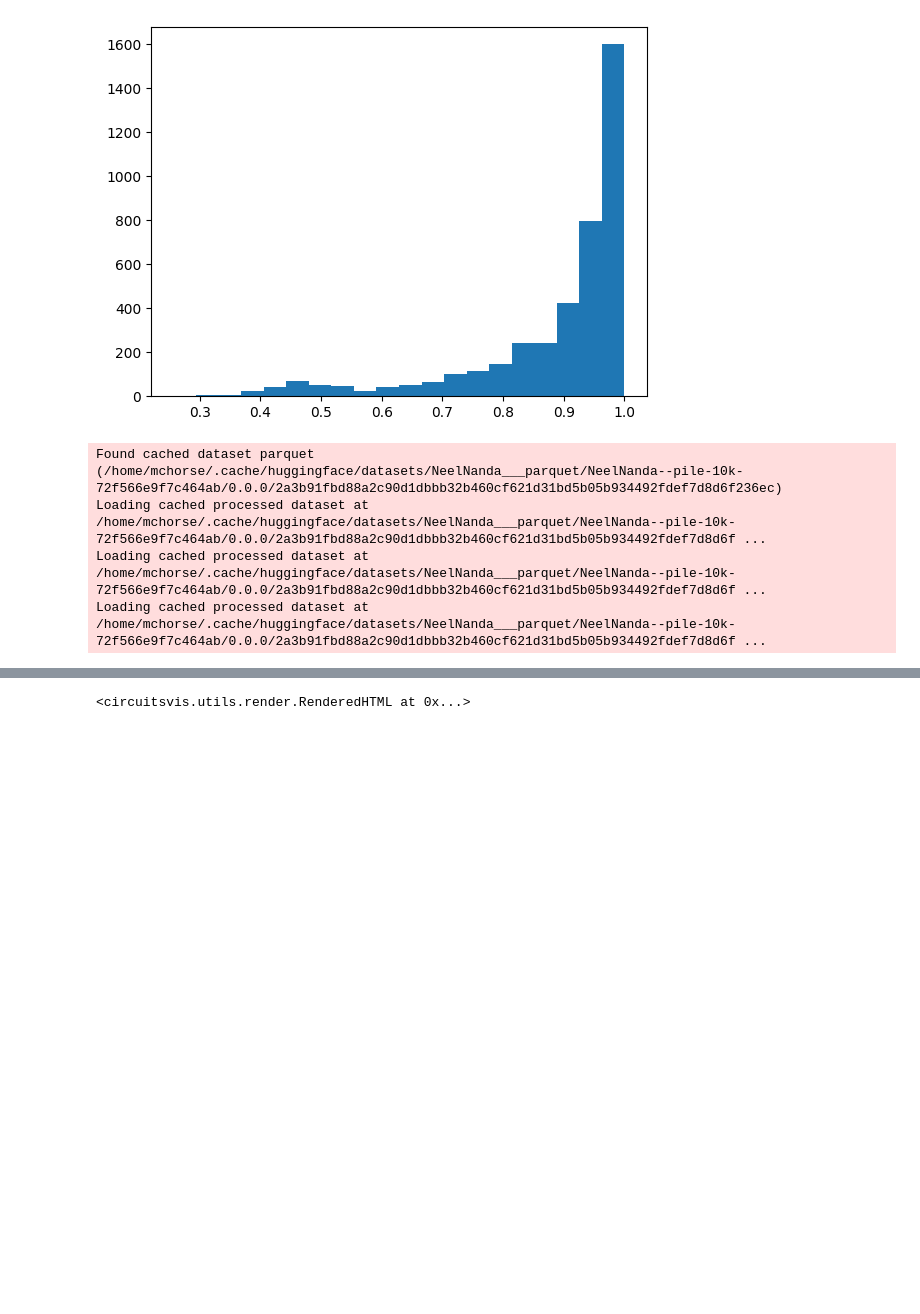
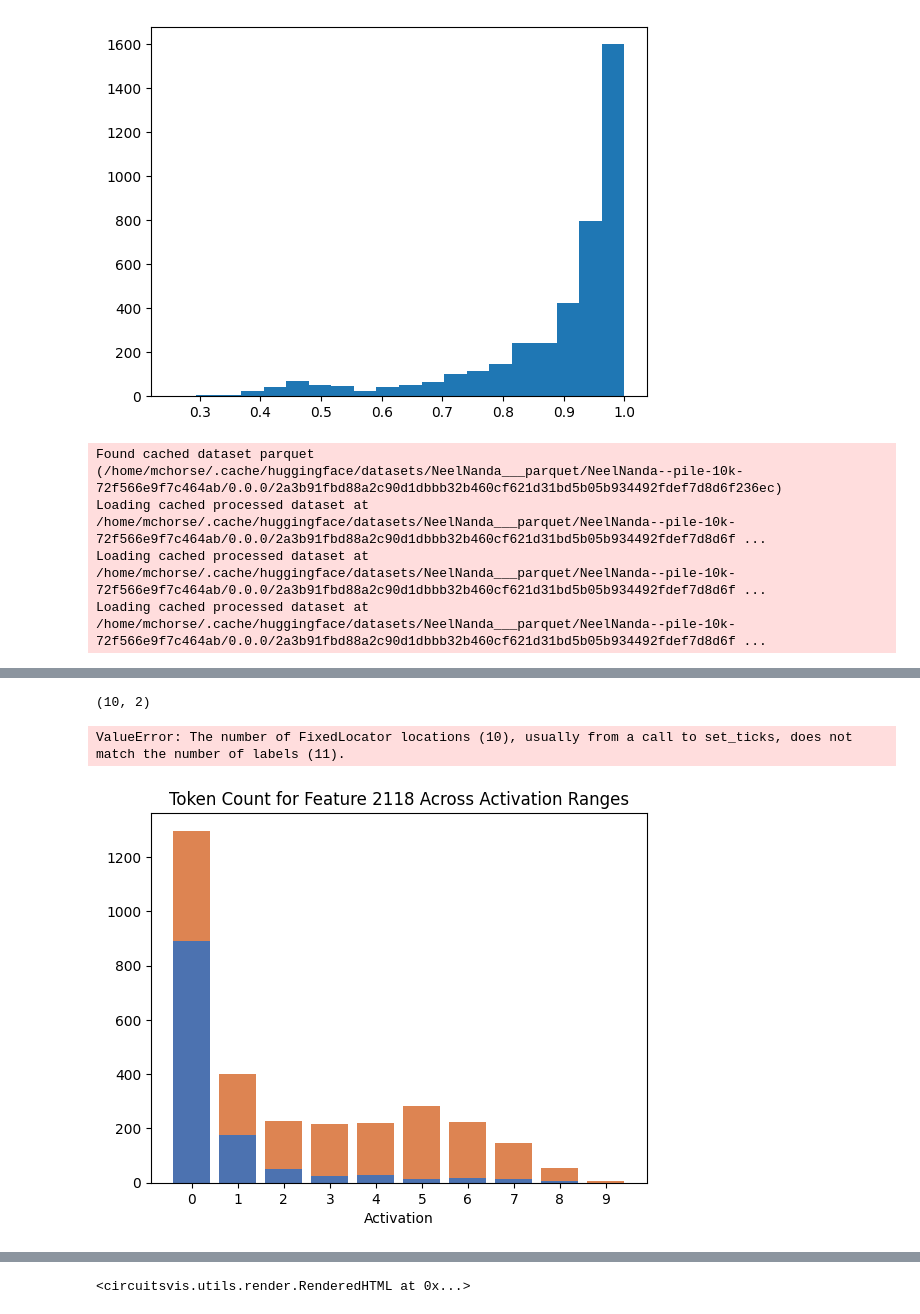
Before and after one commit to migerovitch/sparse_coding, a Jupyter notebook: case_studies.ipynb, the cells around one changed output, grey strips where cells are left out. Cells and saved outputs as stored; diff of their text form; code cells hidden in the pictures; blank space fills up the shorter version.

Commit message:
regex added

```diff
--- a/case_studies.ipynb
+++ b/case_studies.ipynb
@@ -470,0 +640,38 @@ token_dict, misc_count
+# %%
+regex_matches_vs_nonmatches.shape
+# %% [output]
+(10, 2)
+# %%
+import matplotlib.pyplot as plt
+import numpy as np
+import seaborn as sns
+
+colors = sns.color_palette('deep', num_unique_tokens + 1)  # +1 for the 'Misc' bar
+
+setting = "regex"
+data = regex_matches_vs_nonmatches
+num_bins, num_unique_tokens = data.shape
+
+# Set position of bars
+r = np.arange(num_bins)
+running_sum = np.zeros(num_bins)
+for i in range(num_unique_tokens):
+    if i == 0:
+        text_label = "non-matches"
+    else:
+        text_label = regex_pattern
+    token_count_array = data[:,i]
+    plt.bar(r, token_count_array, bottom=running_sum, label=text_label, color=colors[i])  # Stack on top of data1+data2
+    running_sum += token_count_array
+# plt.bar(r, misc_count, bottom=running_sum,  label='Misc', color=colors[-1])  # Stack on top of data1+data2
+plt.title(f'Token Count for Feature {feature_index} Across Activation Ranges')
+plt.xlabel('Activation')
+plt.xticks(r, [f"{val:.1f}" for val in bin_boundaries[:]])
+plt.legend()
+plt.tight_layout()
+plt.show()
+# Include non-zero+
+# PCA/ICA baselines
+# %% [output]
+ValueError: The number of FixedLocator locations (10), usually from a call to set_ticks, does not match the number of labels (11).
+[figure, added]
```
Also changed, not shown: parts of 25 cells of this notebook.
